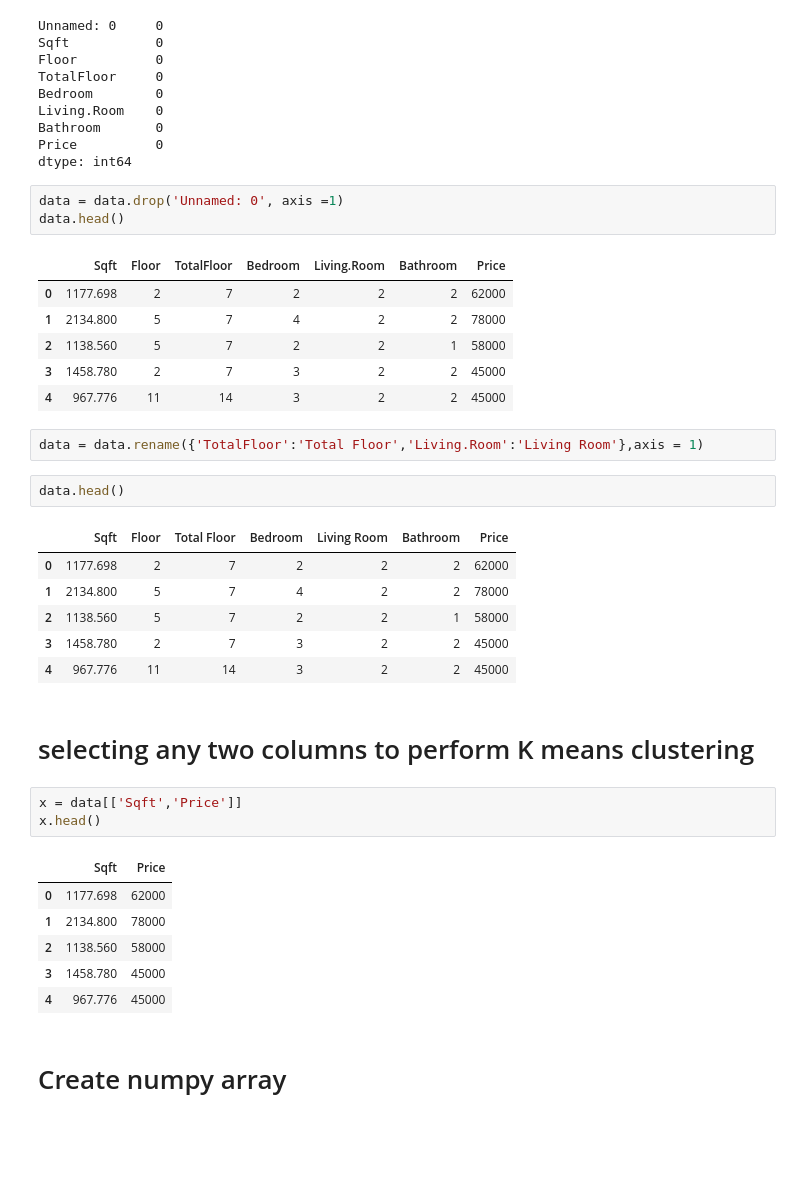
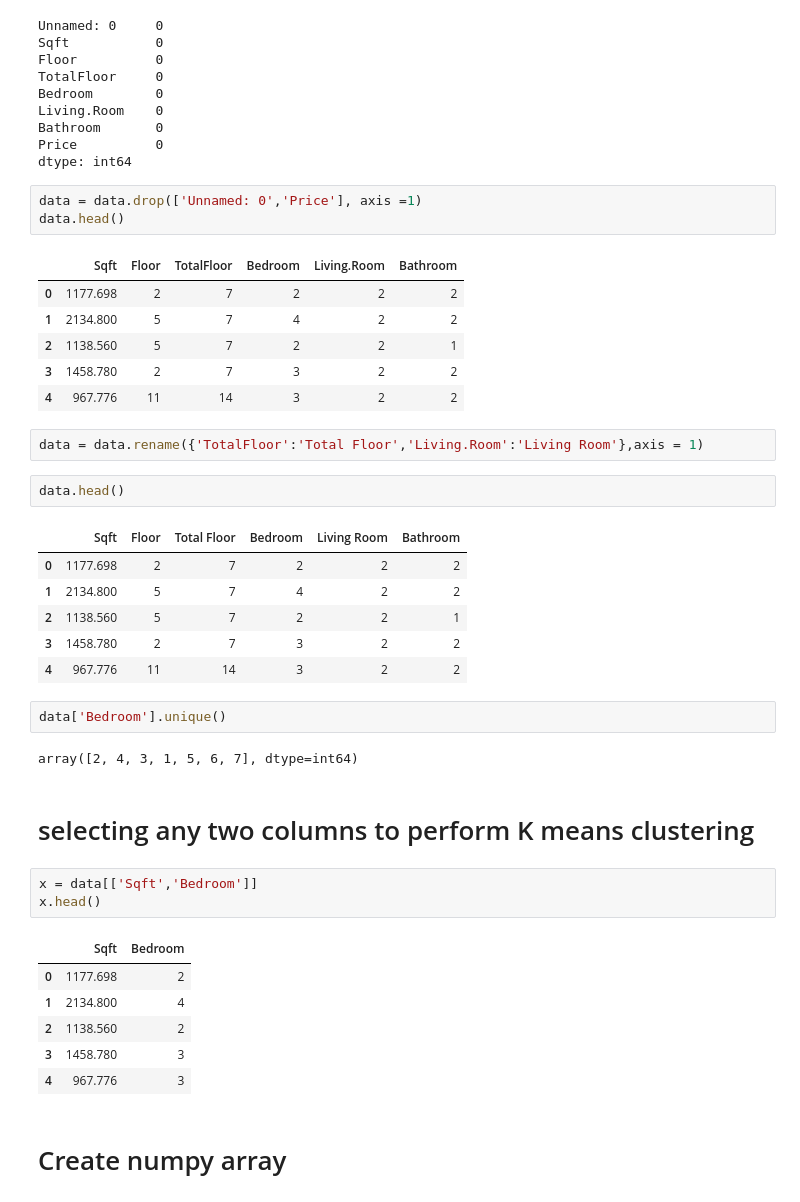
Before and after one commit to athira28m/Machine-Learning, a Jupyter notebook: ML-Assg-Clustering.ipynb, the cells around one changed output. Cells and saved outputs as stored; diff of their text form; blank space fills up the shorter version.

```diff
--- a/ML-Assg-Clustering.ipynb
+++ b/ML-Assg-Clustering.ipynb
@@ -34,38 +35,42 @@ Bathroom       0
 Price          0
 dtype: int64
 # %%
-data = data.drop('Unnamed: 0', axis =1)
+data = data.drop(['Unnamed: 0','Price'], axis =1)
 data.head()
 # %% [output]
-|  | Sqft | Floor | TotalFloor | Bedroom | Living.Room | Bathroom | Price |
-| 0 | 1177.698 | 2 | 7 | 2 | 2 | 2 | 62000 |
-| 1 | 2134.800 | 5 | 7 | 4 | 2 | 2 | 78000 |
-| 2 | 1138.560 | 5 | 7 | 2 | 2 | 1 | 58000 |
-| 3 | 1458.780 | 2 | 7 | 3 | 2 | 2 | 45000 |
-| 4 | 967.776 | 11 | 14 | 3 | 2 | 2 | 45000 |
+|  | Sqft | Floor | TotalFloor | Bedroom | Living.Room | Bathroom |
+| 0 | 1177.698 | 2 | 7 | 2 | 2 | 2 |
+| 1 | 2134.800 | 5 | 7 | 4 | 2 | 2 |
+| 2 | 1138.560 | 5 | 7 | 2 | 2 | 1 |
+| 3 | 1458.780 | 2 | 7 | 3 | 2 | 2 |
+| 4 | 967.776 | 11 | 14 | 3 | 2 | 2 |
 # %%
 data = data.rename({'TotalFloor':'Total Floor','Living.Room':'Living Room'},axis = 1)
 # %%
 data.head()
 # %% [output]
-|  | Sqft | Floor | Total Floor | Bedroom | Living Room | Bathroom | Price |
-| 0 | 1177.698 | 2 | 7 | 2 | 2 | 2 | 62000 |
-| 1 | 2134.800 | 5 | 7 | 4 | 2 | 2 | 78000 |
-| 2 | 1138.560 | 5 | 7 | 2 | 2 | 1 | 58000 |
-| 3 | 1458.780 | 2 | 7 | 3 | 2 | 2 | 45000 |
-| 4 | 967.776 | 11 | 14 | 3 | 2 | 2 | 45000 |
+|  | Sqft | Floor | Total Floor | Bedroom | Living Room | Bathroom |
+| 0 | 1177.698 | 2 | 7 | 2 | 2 | 2 |
+| 1 | 2134.800 | 5 | 7 | 4 | 2 | 2 |
+| 2 | 1138.560 | 5 | 7 | 2 | 2 | 1 |
+| 3 | 1458.780 | 2 | 7 | 3 | 2 | 2 |
+| 4 | 967.776 | 11 | 14 | 3 | 2 | 2 |
+# %%
+data['Bedroom'].unique()
+# %% [output]
+array([2, 4, 3, 1, 5, 6, 7], dtype=int64)
 # %% [markdown]
 # selecting any two columns to perform K means clustering
 # %%
-x = data[['Sqft','Price']]
+x = data[['Sqft','Bedroom']]
 x.head()
 # %% [output]
-|  | Sqft | Price |
-| 0 | 1177.698 | 62000 |
-| 1 | 2134.800 | 78000 |
-| 2 | 1138.560 | 58000 |
-| 3 | 1458.780 | 45000 |
-| 4 | 967.776 | 45000 |
+|  | Sqft | Bedroom |
+| 0 | 1177.698 | 2 |
+| 1 | 2134.800 | 4 |
+| 2 | 1138.560 | 2 |
+| 3 | 1458.780 | 3 |
+| 4 | 967.776 | 3 |
 # %% [markdown]
 # Create numpy array
 # %%
```
Also changed, not shown: parts of 14 cells of this notebook.
